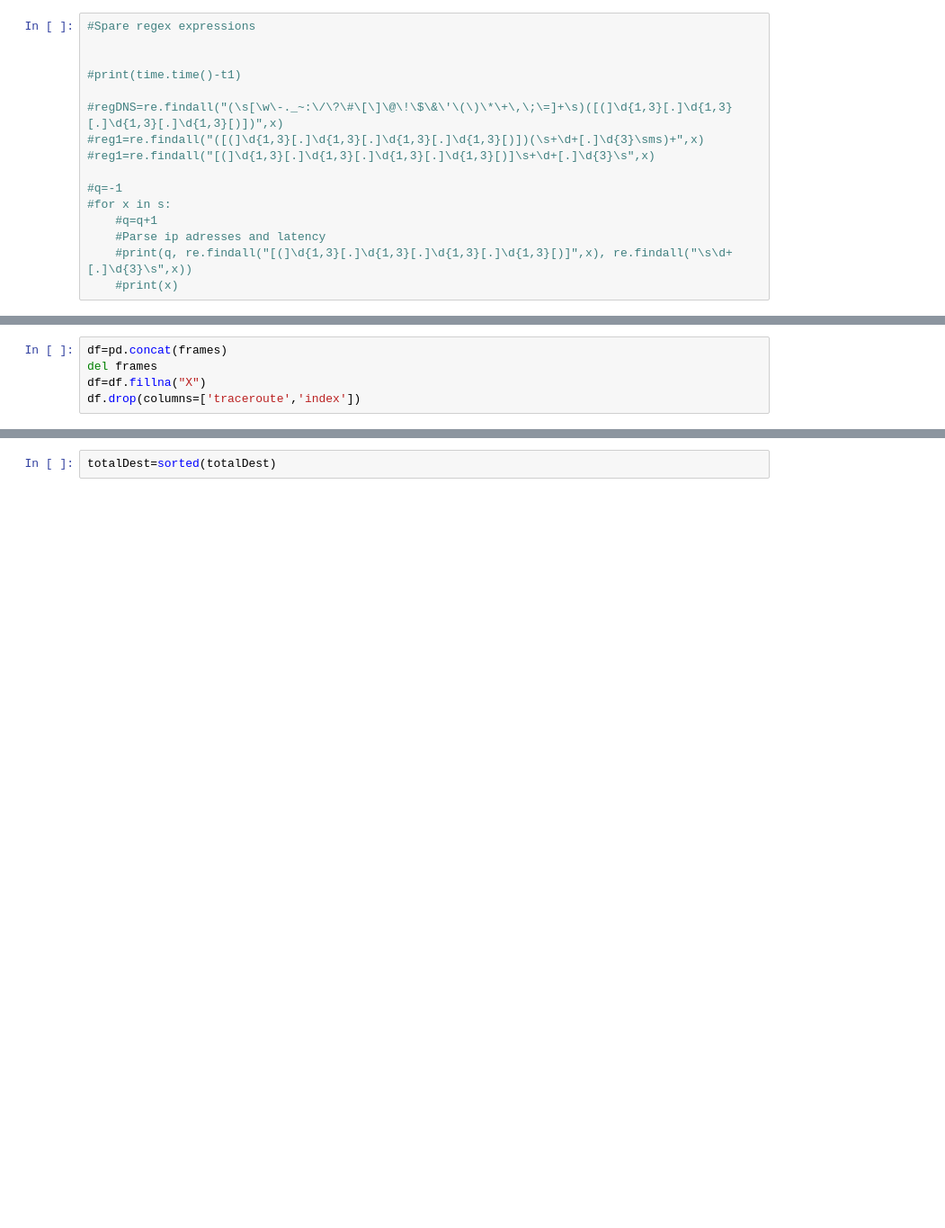
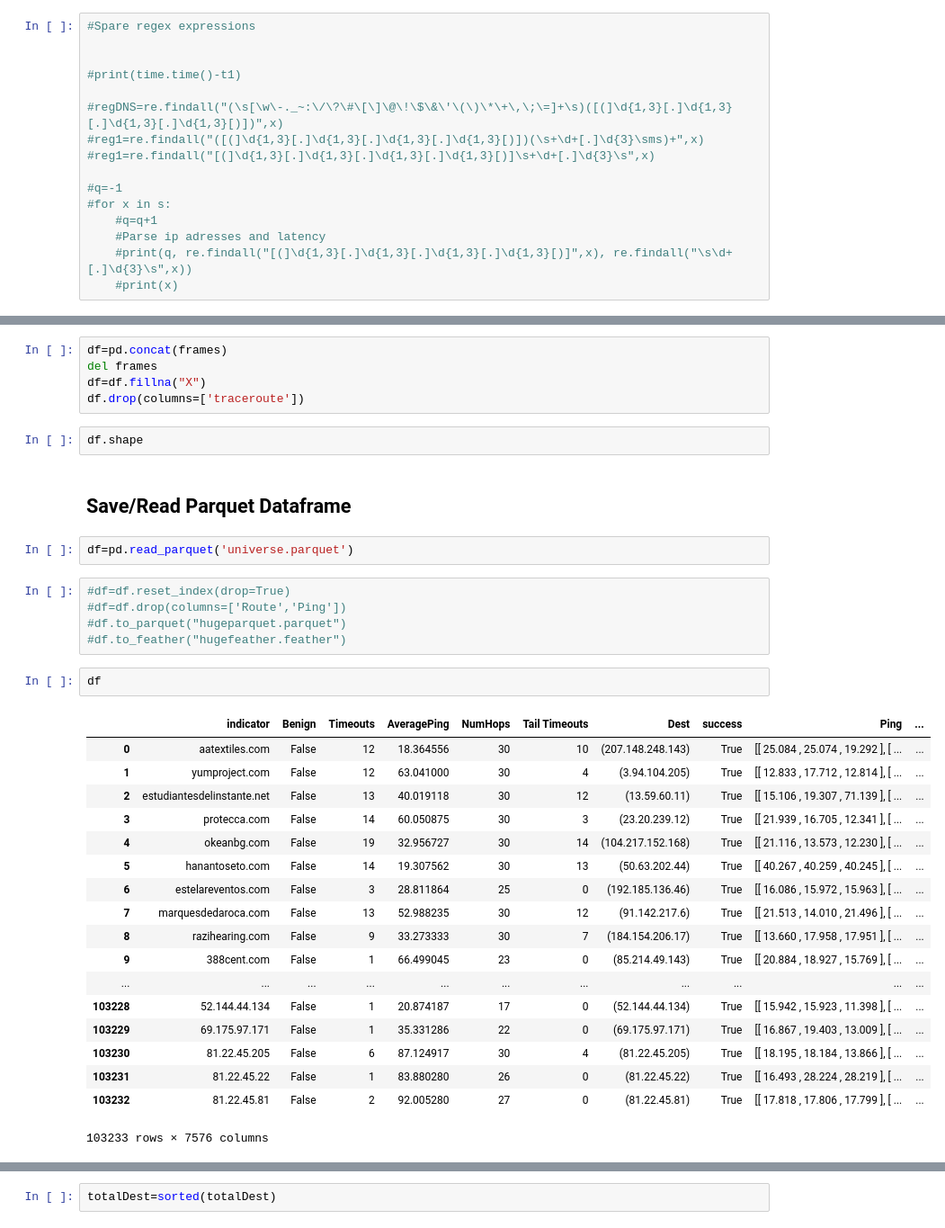
Before and after one commit to G2-IT-Group/external-resource-models, a Jupyter notebook: ankitbhargava/exploration.ipynb, the cells around one changed output, grey strips where cells are left out. Shown at 90% size. Drawn from its saved outputs; the diff is of its cells as text; blank space fills up the shorter version.

```diff
--- a/ankitbhargava/exploration.ipynb
+++ b/ankitbhargava/exploration.ipynb
@@ -343,6 +322,38 @@ for test in allFailures:
 df=pd.concat(frames)
 del frames
 df=df.fillna("X")
-df.drop(columns=['traceroute','index'])
+df.drop(columns=['traceroute'])
+# %%
+df.shape
+# %% [markdown]
+## Save/Read Parquet Dataframe
+# %%
+df=pd.read_parquet('universe.parquet')
+# %%
+#df=df.reset_index(drop=True)
+#df=df.drop(columns=['Route','Ping'])
+#df.to_parquet("hugeparquet.parquet")
+#df.to_feather("hugefeather.feather")
+# %%
+df
+# %% [output]
+|  | indicator | Benign | Timeouts | AveragePing | NumHops | Tail Timeouts | Dest | success | Ping | ... |
+| 0 | aatextiles.com | False | 12 | 18.364556 | 30 | 10 | (207.148.248.143) | True | [[ 25.084 , 25.074 , 19.292 ], [ ... | ... |
+| 1 | yumproject.com | False | 12 | 63.041000 | 30 | 4 | (3.94.104.205) | True | [[ 12.833 , 17.712 , 12.814 ], [ ... | ... |
+| 2 | estudiantesdelinstante.net | False | 13 | 40.019118 | 30 | 12 | (13.59.60.11) | True | [[ 15.106 , 19.307 , 71.139 ], [ ... | ... |
+| 3 | protecca.com | False | 14 | 60.050875 | 30 | 3 | (23.20.239.12) | True | [[ 21.939 , 16.705 , 12.341 ], [ ... | ... |
+| 4 | okeanbg.com | False | 19 | 32.956727 | 30 | 14 | (104.217.152.168) | True | [[ 21.116 , 13.573 , 12.230 ], [ ... | ... |
+| 5 | hanantoseto.com | False | 14 | 19.307562 | 30 | 13 | (50.63.202.44) | True | [[ 40.267 , 40.259 , 40.245 ], [ ... | ... |
+| 6 | estelareventos.com | False | 3 | 28.811864 | 25 | 0 | (192.185.136.46) | True | [[ 16.086 , 15.972 , 15.963 ], [ ... | ... |
+| 7 | marquesdedaroca.com | False | 13 | 52.988235 | 30 | 12 | (91.142.217.6) | True | [[ 21.513 , 14.010 , 21.496 ], [ ... | ... |
+| 8 | razihearing.com | False | 9 | 33.273333 | 30 | 7 | (184.154.206.17) | True | [[ 13.660 , 17.958 , 17.951 ], [ ... | ... |
+| 9 | 388cent.com | False | 1 | 66.499045 | 23 | 0 | (85.214.49.143) | True | [[ 20.884 , 18.927 , 15.769 ], [ ... | ... |
+| ... | ... | ... | ... | ... | ... | ... | ... | ... | ... | ... |
+| 103228 | 52.144.44.134 | False | 1 | 20.874187 | 17 | 0 | (52.144.44.134) | True | [[ 15.942 , 15.923 , 11.398 ], [ ... | ... |
+| 103229 | 69.175.97.171 | False | 1 | 35.331286 | 22 | 0 | (69.175.97.171) | True | [[ 16.867 , 19.403 , 13.009 ], [ ... | ... |
+| 103230 | 81.22.45.205 | False | 6 | 87.124917 | 30 | 4 | (81.22.45.205) | True | [[ 18.195 , 18.184 , 13.866 ], [ ... | ... |
+| 103231 | 81.22.45.22 | False | 1 | 83.880280 | 26 | 0 | (81.22.45.22) | True | [[ 16.493 , 28.224 , 28.219 ], [ ... | ... |
+| 103232 | 81.22.45.81 | False | 2 | 92.005280 | 27 | 0 | (81.22.45.81) | True | [[ 17.818 , 17.806 , 17.799 ], [ ... | ... |
+103233 rows × 7576 columns
 # %% [markdown]
 ## Supervised Classification Models
```
Also changed, not shown: parts of 47 cells of this notebook, 2 other files.
